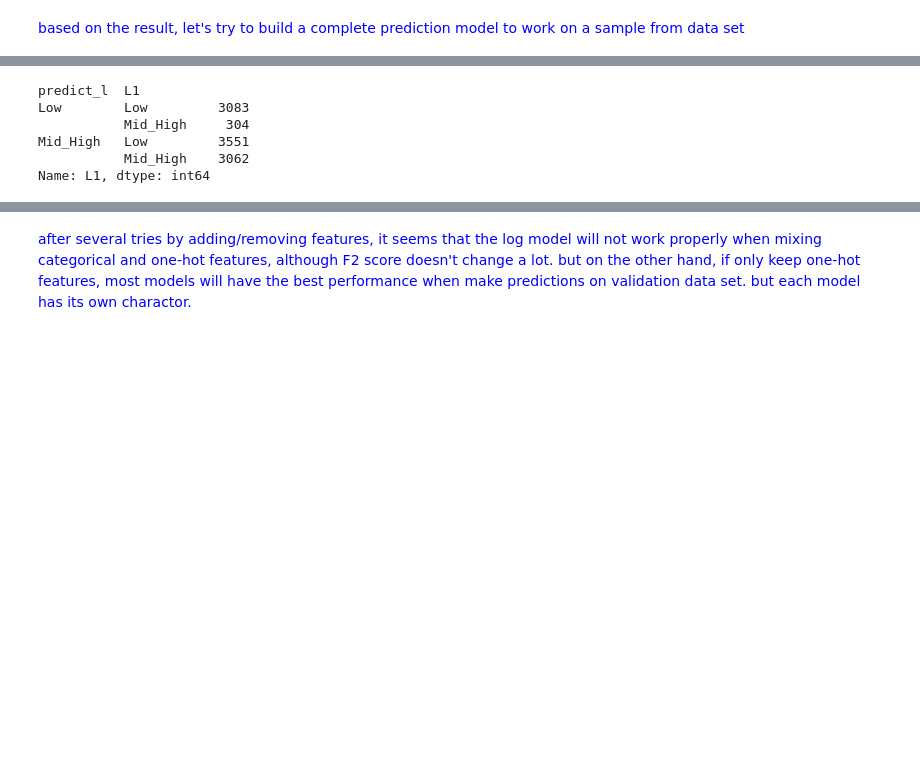
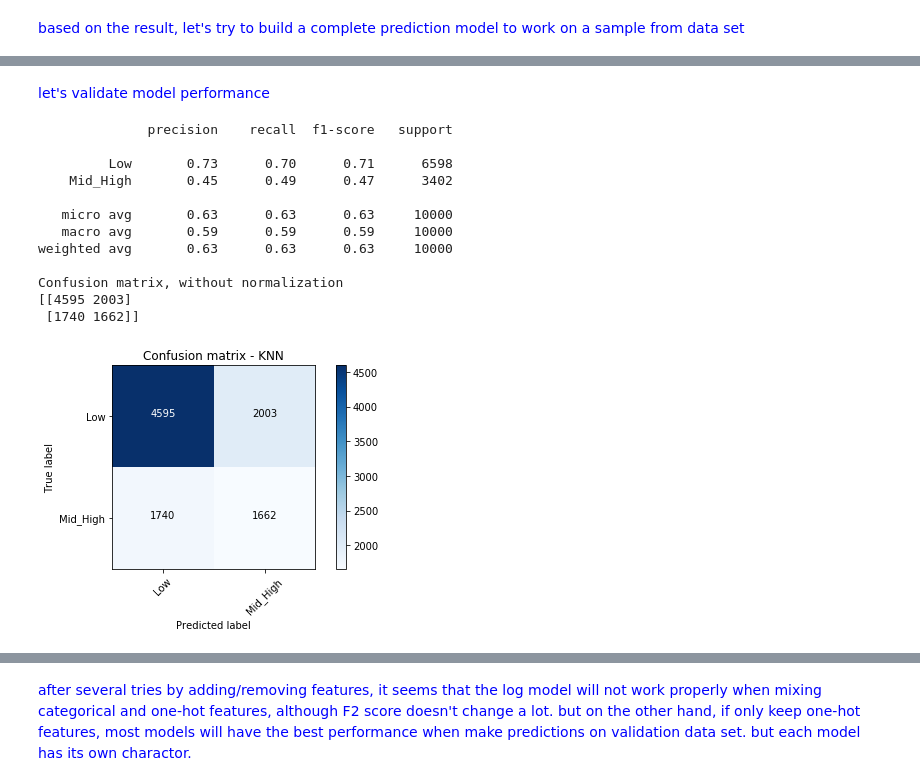
Before and after one commit to brucehsi/Coursera_Capstone, a Jupyter notebook: capstone assignment.ipynb, the cells around one changed output, grey strips where cells are left out. Cells and saved outputs as stored; diff of their text form; code cells hidden in the pictures; blank space fills up the shorter version.

```diff
--- a/capstone assignment.ipynb
+++ b/capstone assignment.ipynb
@@ -532,26 +555,6 @@ feature_list=['ADDRTYPE',
  'Rear Ended',
  'Right Turn',
  'Sideswipe']
-# %%
-# backup
-feature_list=['ADDRTYPE',
-
- 'INATTENTIONIND',
- 'UNDERINFL',
- 'LIGHTCOND',
- 'PEDROWNOTGRNT',
- 'SPEEDING',
-
- 'Trafficcon',
- 'Angles',
- 'Cycles',
- 'Head On',
- 'Left Turn',
- 'Parked Car',
- 'Pedestrian',
- 'Rear Ended',
- 'Right Turn',
- 'Sideswipe']
 # %% [markdown]
 <span style="color:blue">
 let's check data type
@@ -656,8 +659,8 @@ The best accuracy of KNN_L2 was with 0.69125 with k= 5
 based on the result, let's try to build a complete prediction model to work on a sample from data set
 </span>
 # %%
-KNN_L1 = KNeighborsClassifier(n_neighbors = 3).fit(X_train1,y_train1)
-KNN_L2 = KNeighborsClassifier(n_neighbors = 5).fit(X_train2,y_train2)
+KNN_L1 = KNeighborsClassifier(n_neighbors = 5).fit(X_train1,y_train1)
+KNN_L2 = KNeighborsClassifier(n_neighbors = 6).fit(X_train2,y_train2)
 # %%
 from sklearn.tree import DecisionTreeClassifier
 Depths = 10
@@ -789,13 +753,0 @@ Name: L1, dtype: int64
-# %%
-# Log
-df_X=df_v[feature_list]
-df_test=pd.DataFrame({'predict_l':Log_L1.predict(df_X)})
-df_compare=pd.concat([df_test, df_v],axis=1)
-df_compare.groupby('predict_l').L1.value_counts()
-# %% [output]
-predict_l  L1
-Low        Low         3083
-           Mid_High     304
-Mid_High   Low         3551
-           Mid_High    3062
-Name: L1, dtype: int64
@@ -801,0 +792,34 @@ Name: L1, dtype: int64
+# %% [markdown]
+<span style="color:blue">
+let's validate model performance
+</span>
+# %%
+# KNN
+df_X=df_v[feature_list]
+y_valid=df_v['L1']
+yhat_valid=KNN_L1.predict(df_X)
+
+
+# Compute confusion matrix
+cnf_matrix = confusion_matrix(y_valid, yhat_valid, labels=['Low',"Mid_High"])
+np.set_printoptions(precision=2)
+
+print (classification_report(y_valid, yhat_valid))
+
+# Plot non-normalized confusion matrix
+plt.figure()
+plot_confusion_matrix(cnf_matrix, classes=['Low','Mid_High'],normalize= False,  title='Confusion matrix - KNN')
+# %% [output]
+              precision    recall  f1-score   support
+
+         Low       0.73      0.70      0.71      6598
+    Mid_High       0.45      0.49      0.47      3402
+
+   micro avg       0.63      0.63      0.63     10000
+   macro avg       0.59      0.59      0.59     10000
+weighted avg       0.63      0.63      0.63     10000
+
+Confusion matrix, without normalization
+[[4595 2003]
+ [1740 1662]]
+[figure, added]
```
Also changed, not shown: parts of 29 cells of this notebook.
